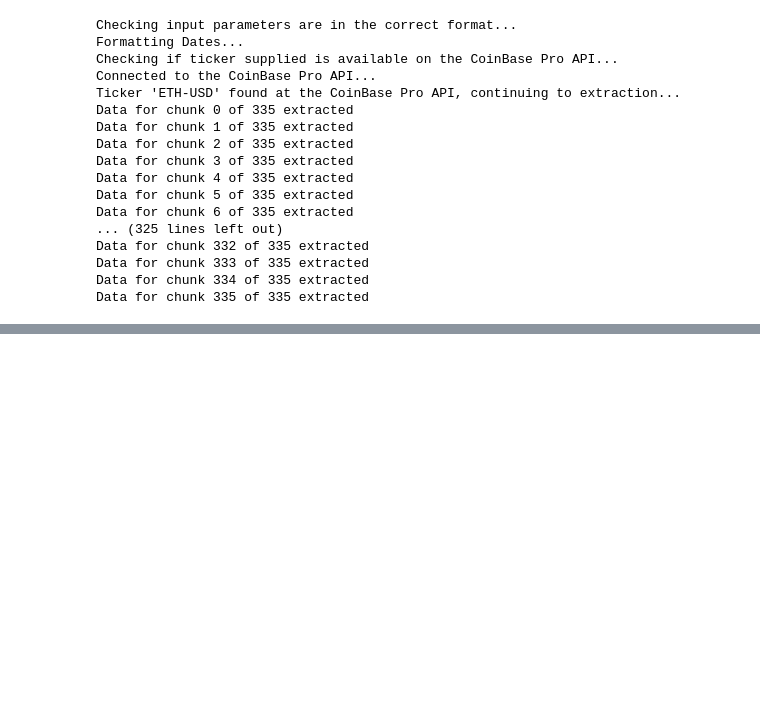
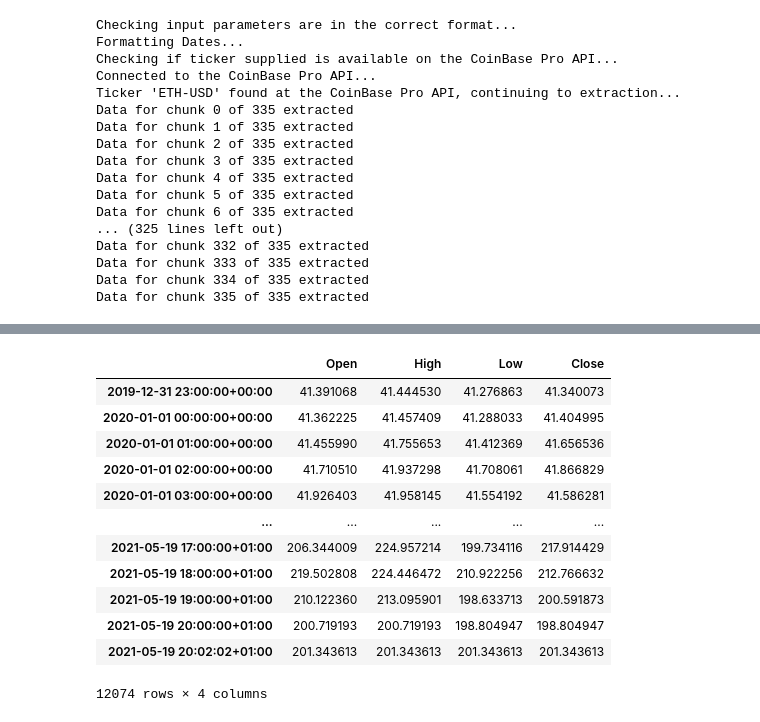
Before and after one commit to m-elbaz/Reinforcement_Learning, a Jupyter notebook: Untitled.ipynb, the cells around one changed output, grey strips where cells are left out. Saved outputs shown, nothing was run; the diff lists cells and outputs as text; code cells hidden in the pictures; blank space fills up the shorter version.

```diff
--- a/Untitled.ipynb
+++ b/Untitled.ipynb
@@ -327,0 +357,22 @@ btc_data
+# %%
+def create_crypto(cur):
+    data = yf.Ticker('%s-USD'%cur)
+    data = data.history(start='2020-01-01', interval='1h')[['Open', 'High', 'Low', 'Close']]
+    return data
+    #data.to_csv('crypto_data/daily_%s.csv'%cur)
+# %%
+create_crypto('LTC')
+# %% [output]
+|  | Open | High | Low | Close |
+| 2019-12-31 23:00:00+00:00 | 41.391068 | 41.444530 | 41.276863 | 41.340073 |
+| 2020-01-01 00:00:00+00:00 | 41.362225 | 41.457409 | 41.288033 | 41.404995 |
+| 2020-01-01 01:00:00+00:00 | 41.455990 | 41.755653 | 41.412369 | 41.656536 |
+| 2020-01-01 02:00:00+00:00 | 41.710510 | 41.937298 | 41.708061 | 41.866829 |
+| 2020-01-01 03:00:00+00:00 | 41.926403 | 41.958145 | 41.554192 | 41.586281 |
+| ... | ... | ... | ... | ... |
+| 2021-05-19 17:00:00+01:00 | 206.344009 | 224.957214 | 199.734116 | 217.914429 |
+| 2021-05-19 18:00:00+01:00 | 219.502808 | 224.446472 | 210.922256 | 212.766632 |
+| 2021-05-19 19:00:00+01:00 | 210.122360 | 213.095901 | 198.633713 | 200.591873 |
+| 2021-05-19 20:00:00+01:00 | 200.719193 | 200.719193 | 198.804947 | 198.804947 |
+| 2021-05-19 20:02:02+01:00 | 201.343613 | 201.343613 | 201.343613 | 201.343613 |
+12074 rows × 4 columns
```
Also changed, not shown: parts of 7 cells of this notebook, 9 other files.
